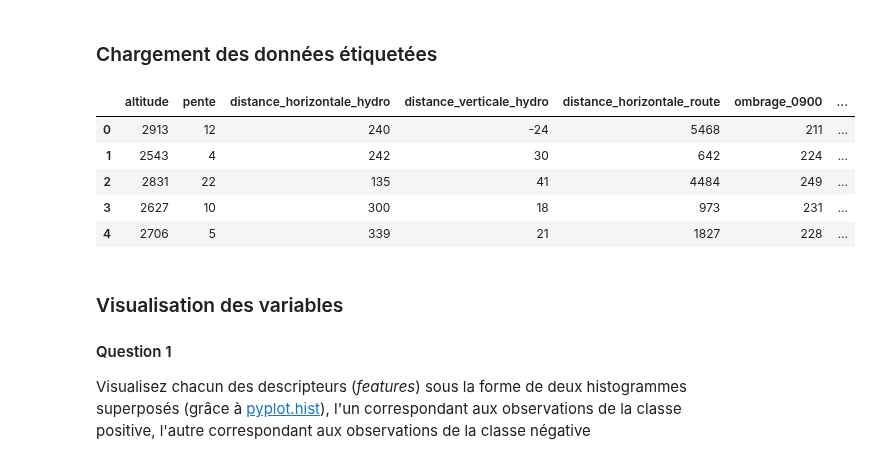
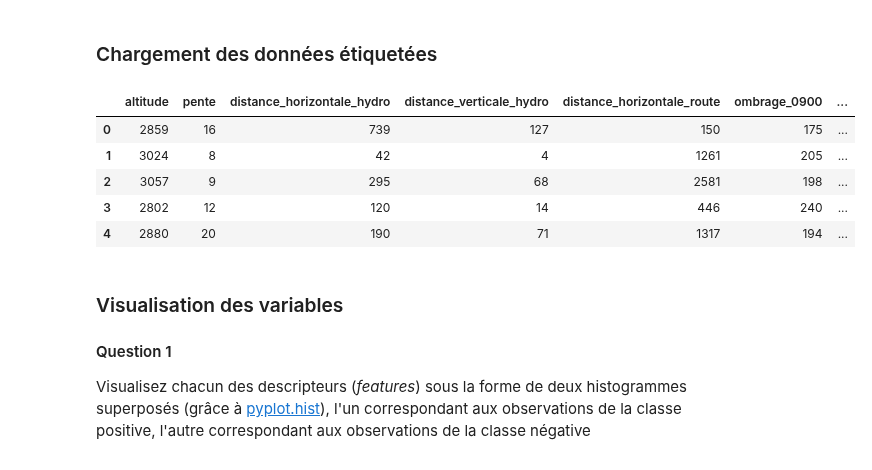
Before and after one commit to VDeumier/Projet_SDD, a Jupyter notebook: Projet_SDD_2024.ipynb, the cells around one changed output. Drawn from its saved outputs; the diff is of its cells as text; code cells hidden in the pictures.

```diff
--- a/Projet_SDD_2024.ipynb
+++ b/Projet_SDD_2024.ipynb
@@ -48,16 +48,16 @@ import matplotlib.pyplot as plt
 # %%
 import pandas as pd
 # %%
-df_prive_3 = pd.read_csv('couvert_vegetal_prive_3.tsv', delimiter='\t')
+df_public = pd.read_csv('couvert_vegetal_public.tsv', delimiter='\t')
 # %%
-df_prive_3.head()
+df_public.head()
 # %% [output]
 |  | altitude | pente | distance_horizontale_hydro | distance_verticale_hydro | distance_horizontale_route | ombrage_0900 | ... |
-| 0 | 2913 | 12 | 240 | -24 | 5468 | 211 | ... |
-| 1 | 2543 | 4 | 242 | 30 | 642 | 224 | ... |
-| 2 | 2831 | 22 | 135 | 41 | 4484 | 249 | ... |
-| 3 | 2627 | 10 | 300 | 18 | 973 | 231 | ... |
-| 4 | 2706 | 5 | 339 | 21 | 1827 | 228 | ... |
+| 0 | 2859 | 16 | 739 | 127 | 150 | 175 | ... |
+| 1 | 3024 | 8 | 42 | 4 | 1261 | 205 | ... |
+| 2 | 3057 | 9 | 295 | 68 | 2581 | 198 | ... |
+| 3 | 2802 | 12 | 120 | 14 | 446 | 240 | ... |
+| 4 | 2880 | 20 | 190 | 71 | 1317 | 194 | ... |
 # %% [markdown]
 ### Visualisation des variables
 
```
Also changed, not shown: parts of 1 cell of this notebook.
